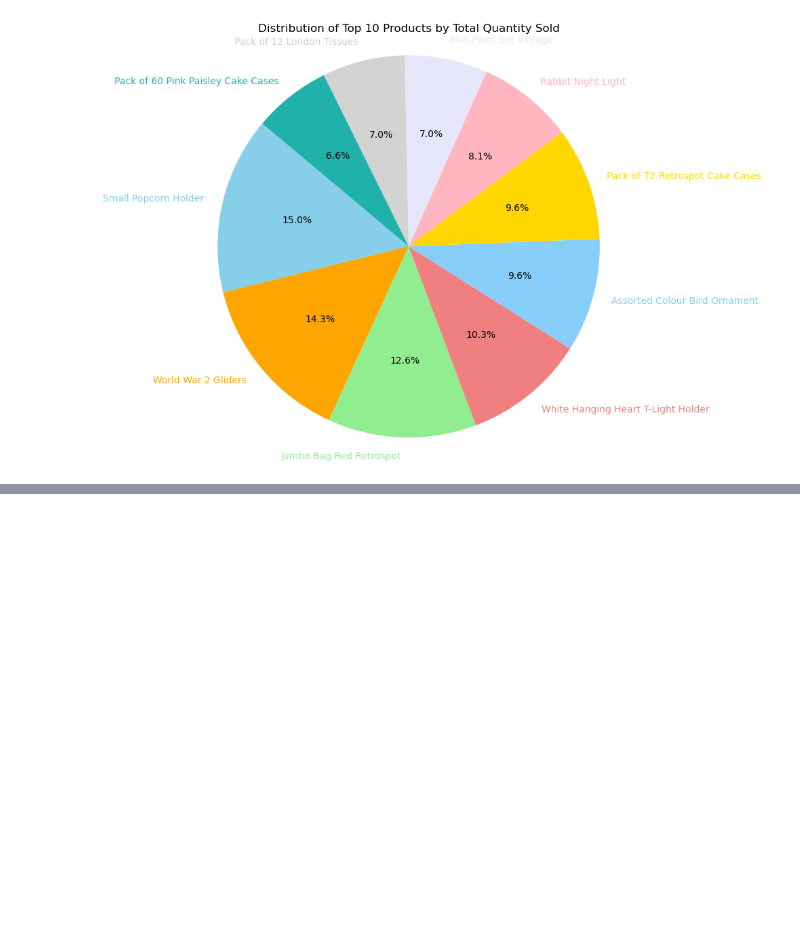
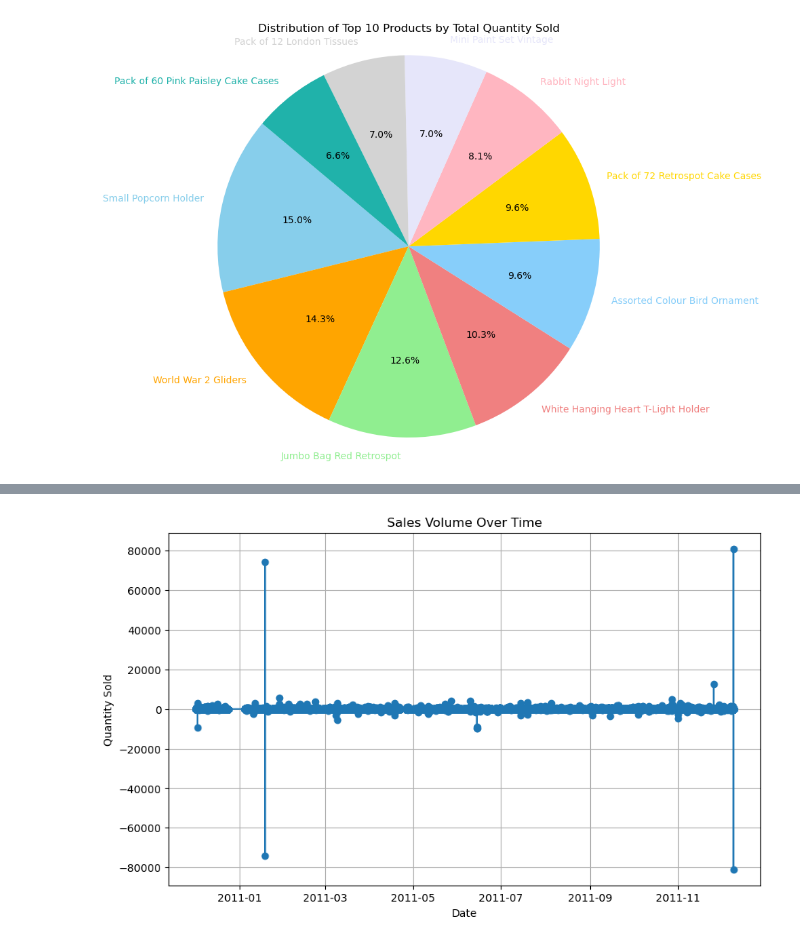
Before and after one commit to Khumann/Data-Analytics-Project, a Jupyter notebook: Data Analysis.ipynb, the cells around one changed output, grey strips where cells are left out. Saved outputs shown, nothing was run; the diff lists cells and outputs as text; code cells hidden in the pictures; blank space fills up the shorter version.

```diff
--- a/Data Analysis.ipynb
+++ b/Data Analysis.ipynb
@@ -133,0 +163,2 @@ plt.show()
+# %%
+df['InvoiceDate'] = pd.to_datetime(df['InvoiceDate'])
@@ -133,0 +178,17 @@ plt.show()
+# %%
+plt.figure(figsize=(10, 6))
+plt.plot(df['InvoiceDate'], df['Quantity'], marker='o', linestyle='-')
+plt.title('Sales Volume Over Time')
+plt.xlabel('Date')
+plt.ylabel('Quantity Sold')
+plt.grid(True)
+plt.show()
+
+
+#x-axis represents the dates on which sales transactions occurred.
+#Each point on the x-axis corresponds to a specific date, with the dates increasing from left to right.
+
+# the y-axis shows +80,000, it means that 80,000 units of products were sold in that particular transaction.
+# the y-axis shows -80,000, it means that 80,000 units of products were returned or canceled in that particular transaction
+# %% [output]
+[figure, added]
```
Also changed, not shown: parts of 17 cells of this notebook, 2 other files.
